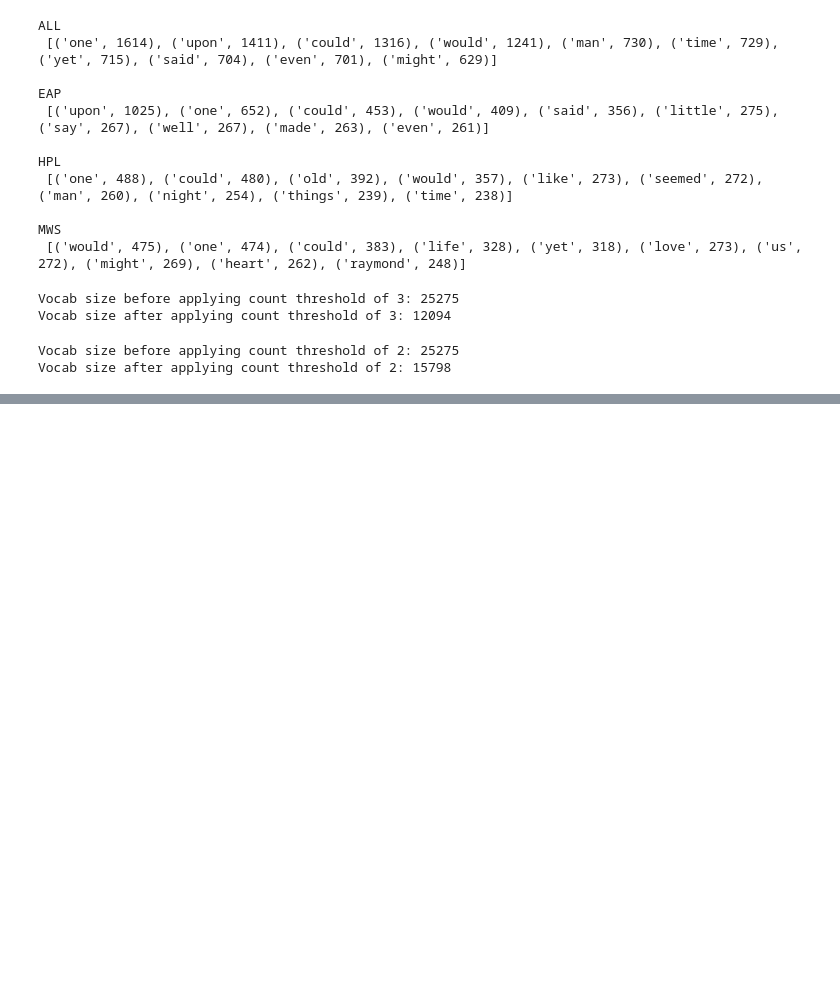
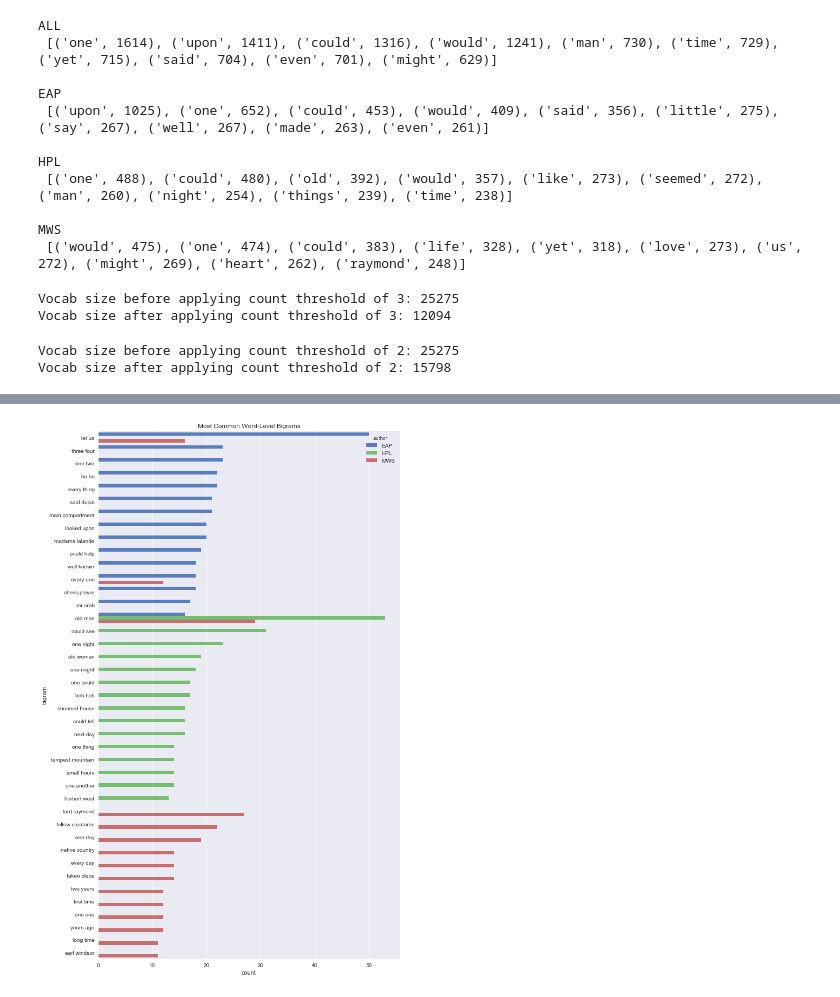
Before and after one commit to mrbarbasa/kaggle-spooky-author, a Jupyter notebook: code/eda_and_text_preprocessing.ipynb, the cells around one changed output, grey strips where cells are left out. Drawn from its saved outputs; the diff is of its cells as text; code cells hidden in the pictures; blank space fills up the shorter version.

```diff
--- a/code/eda_and_text_preprocessing.ipynb
+++ b/code/eda_and_text_preprocessing.ipynb
@@ -430,0 +491,30 @@ Vocab size after applying count threshold of 2: 15798
+# %%
+def construct_bigrams(texts):
+    vocab = { 'ALL': Counter() }
+
+    # Bigram counts
+    print('Total bigram count of the text per author:')
+    for author in texts:
+        author_texts = texts[author]
+        author_bigrams = []
+
+        for doc in author_texts:
+            doc_bigrams = tokenize_bigrams(doc)
+            author_bigrams.extend(doc_bigrams)
+        print(author, '{:,}'.format(len(author_bigrams)))
+
+        # Calculate vocabulary bigram frequencies
+        # (how many times a bigram appears in the text)
+        vocab[author] = Counter()
+        for bigram in author_bigrams:
+            vocab['ALL'][bigram] += 1
+            vocab[author][bigram] += 1
+
+    # Unique bigram counts
+    print('\nUnique bigram counts of the text per author:')
+    for author in vocab:
+        print(author, '{:,}'.format(len(vocab[author])))
+
+    return vocab
+# %%
+vocab_bigrams = construct_bigrams(author_sentences)
@@ -430,0 +532,4 @@ Vocab size after applying count threshold of 2: 15798
+# %%
+bigram_counts = construct_ngram_counts_dataframe(vocab_bigrams, 'bigram', 15)
+print(bigram_counts.shape)
+bigram_counts.head()
@@ -430,0 +544,11 @@ Vocab size after applying count threshold of 2: 15798
+# %%
+fig, ax = plt.subplots(figsize=(10,18))
+bigram_counts_plot = sns.barplot(x='count',
+                                 y='bigram',
+                                 hue='author',
+                                 data=bigram_counts,
+                                 ax=ax,
+                                 palette='muted').set_title(
+                                     'Most Common Word-Level Bigrams')
+# %% [output]
+[figure, added]
```
Also changed, not shown: parts of 16 cells of this notebook, 1 other file.
